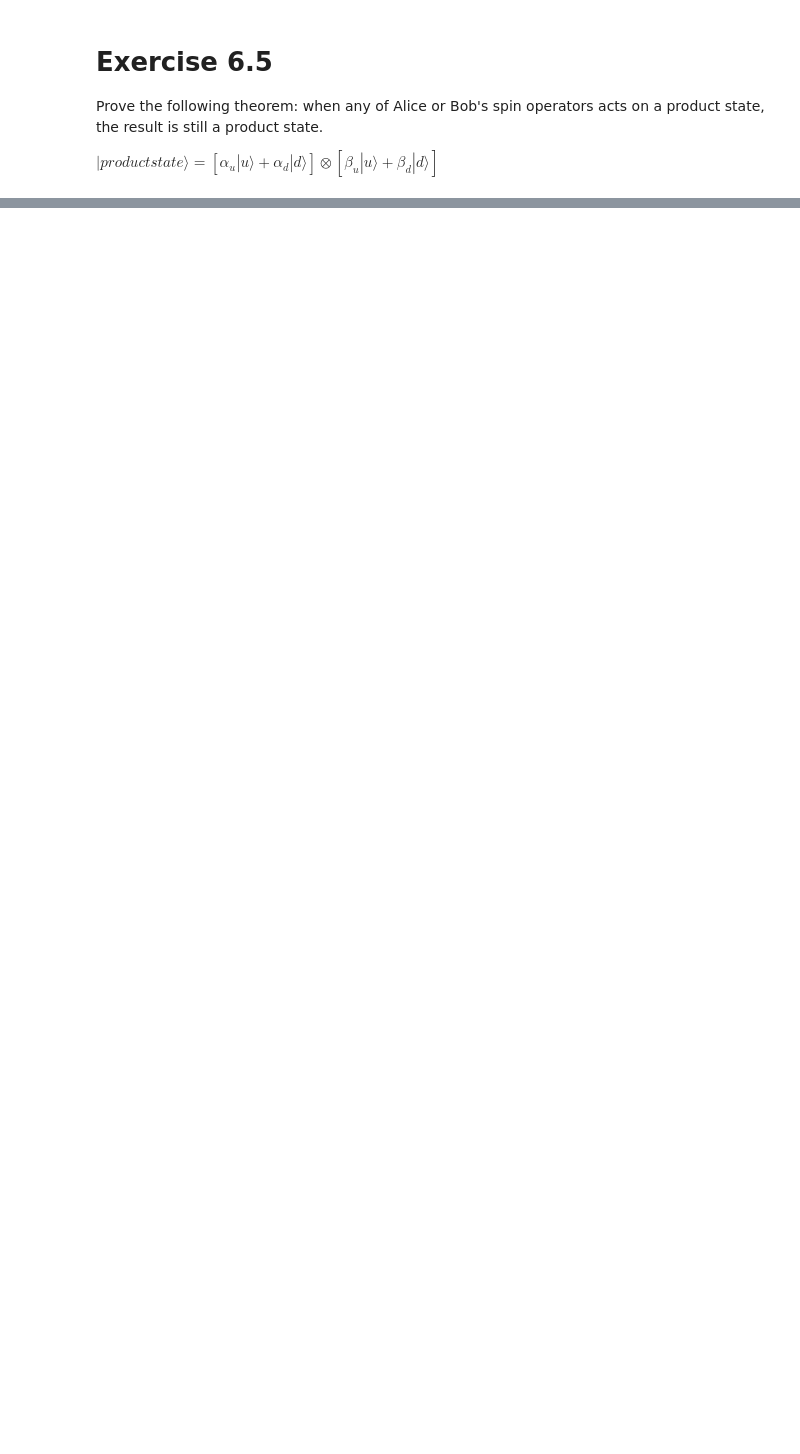
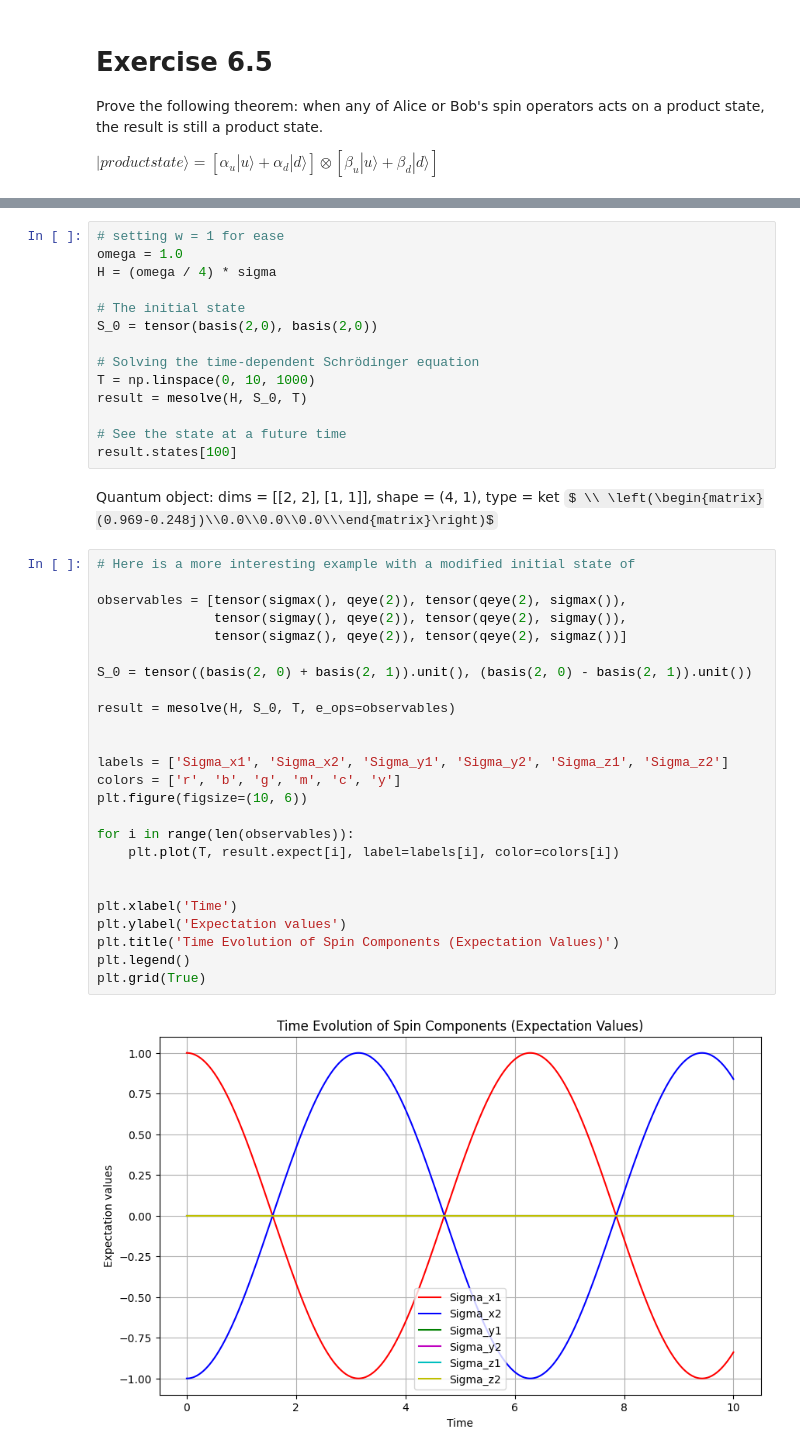
Before and after one commit to gellison321/physics, a Jupyter notebook: theoretical_minimum/quantum_mechanics/lecture_06.ipynb, the cells around one changed output, grey strips where cells are left out. Saved outputs shown, nothing was run; the diff lists cells and outputs as text; some formulas as TeX source; blank space fills up the shorter version.

```diff
--- a/theoretical_minimum/quantum_mechanics/lecture_06.ipynb
+++ b/theoretical_minimum/quantum_mechanics/lecture_06.ipynb
@@ -176,0 +257,43 @@ There is no correlation - what happens in one's system is independent of what ha
+# %%
+# setting w = 1 for ease
+omega = 1.0
+H = (omega / 4) * sigma
+
+# The initial state
+S_0 = tensor(basis(2,0), basis(2,0))
+
+# Solving the time-dependent Schrödinger equation
+T = np.linspace(0, 10, 1000)
+result = mesolve(H, S_0, T)
+
+# See the state at a future time
+result.states[100]
+# %% [output]
+Quantum object: dims = [[2, 2], [1, 1]], shape = (4, 1), type = ket $ \\ \left(\begin{matrix}(0.969-0.248j)\\0.0\\0.0\\0.0\\\end{matrix}\right)$
+# %%
+# Here is a more interesting example with a modified initial state of
+
+observables = [tensor(sigmax(), qeye(2)), tensor(qeye(2), sigmax()),
+               tensor(sigmay(), qeye(2)), tensor(qeye(2), sigmay()),
+               tensor(sigmaz(), qeye(2)), tensor(qeye(2), sigmaz())]
+
+S_0 = tensor((basis(2, 0) + basis(2, 1)).unit(), (basis(2, 0) - basis(2, 1)).unit())
+
+result = mesolve(H, S_0, T, e_ops=observables)
+
+
+labels = ['Sigma_x1', 'Sigma_x2', 'Sigma_y1', 'Sigma_y2', 'Sigma_z1', 'Sigma_z2']
+colors = ['r', 'b', 'g', 'm', 'c', 'y']
+plt.figure(figsize=(10, 6))
+
+for i in range(len(observables)):
+    plt.plot(T, result.expect[i], label=labels[i], color=colors[i])
+
+
+plt.xlabel('Time')
+plt.ylabel('Expectation values')
+plt.title('Time Evolution of Spin Components (Expectation Values)')
+plt.legend()
+plt.grid(True)
+# %% [output]
+[figure, added]
```
Also changed, not shown: parts of 18 cells of this notebook, 1 other file.
